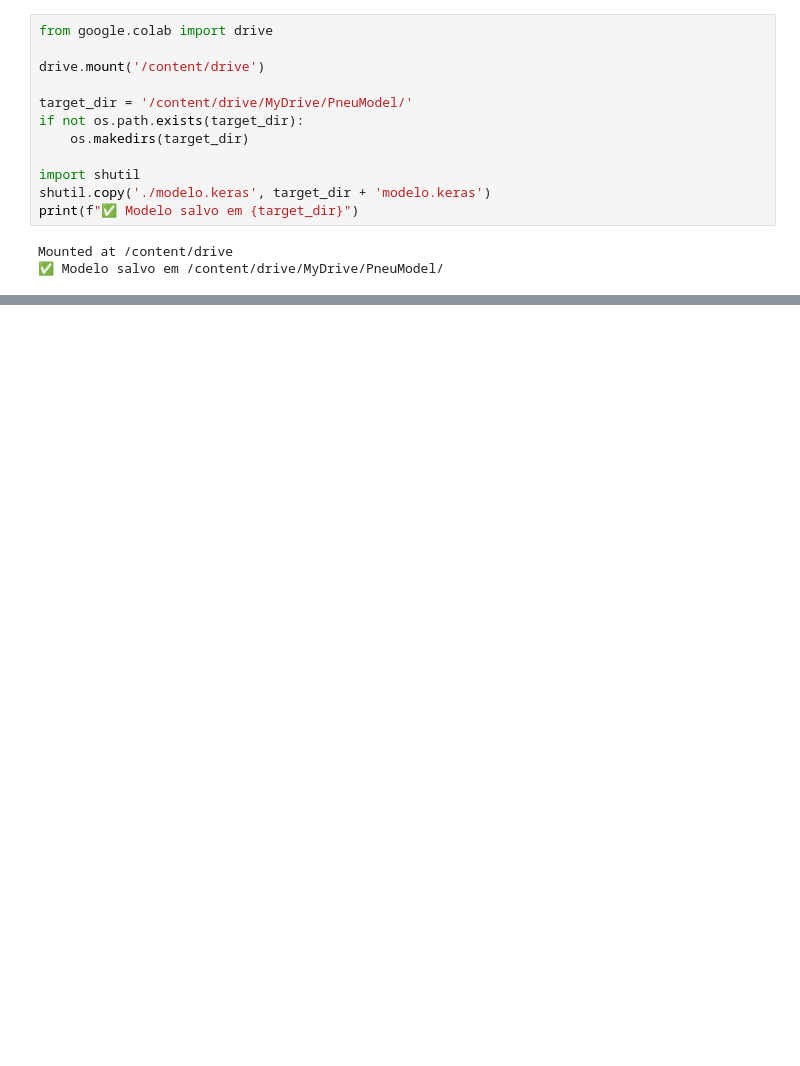
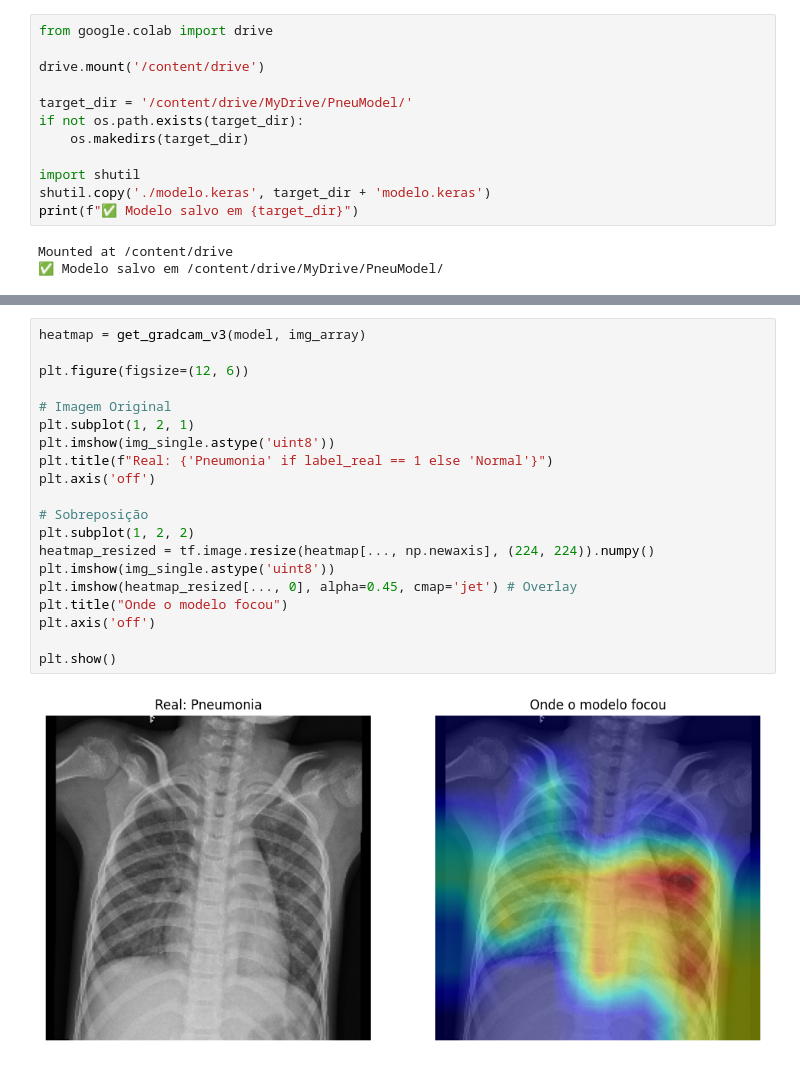
Before and after one commit to luiseduaardo/PneuModel, a Jupyter notebook: notebooks/treinamento.ipynb, the cells around one changed output, grey strips where cells are left out. Drawn from its saved outputs; the diff is of its cells as text; blank space fills up the shorter version.

```diff
--- a/notebooks/treinamento.ipynb
+++ b/notebooks/treinamento.ipynb
@@ -310,0 +354,22 @@ Mounted at /content/drive
+# %%
+heatmap = get_gradcam_v3(model, img_array)
+
+plt.figure(figsize=(12, 6))
+
+# Imagem Original
+plt.subplot(1, 2, 1)
+plt.imshow(img_single.astype('uint8'))
+plt.title(f"Real: {'Pneumonia' if label_real == 1 else 'Normal'}")
+plt.axis('off')
+
+# Sobreposição
+plt.subplot(1, 2, 2)
+heatmap_resized = tf.image.resize(heatmap[..., np.newaxis], (224, 224)).numpy()
+plt.imshow(img_single.astype('uint8'))
+plt.imshow(heatmap_resized[..., 0], alpha=0.45, cmap='jet') # Overlay
+plt.title("Onde o modelo focou")
+plt.axis('off')
+
+plt.show()
+# %% [output]
+[figure, added]
```
Also changed, not shown: parts of 17 cells of this notebook.
